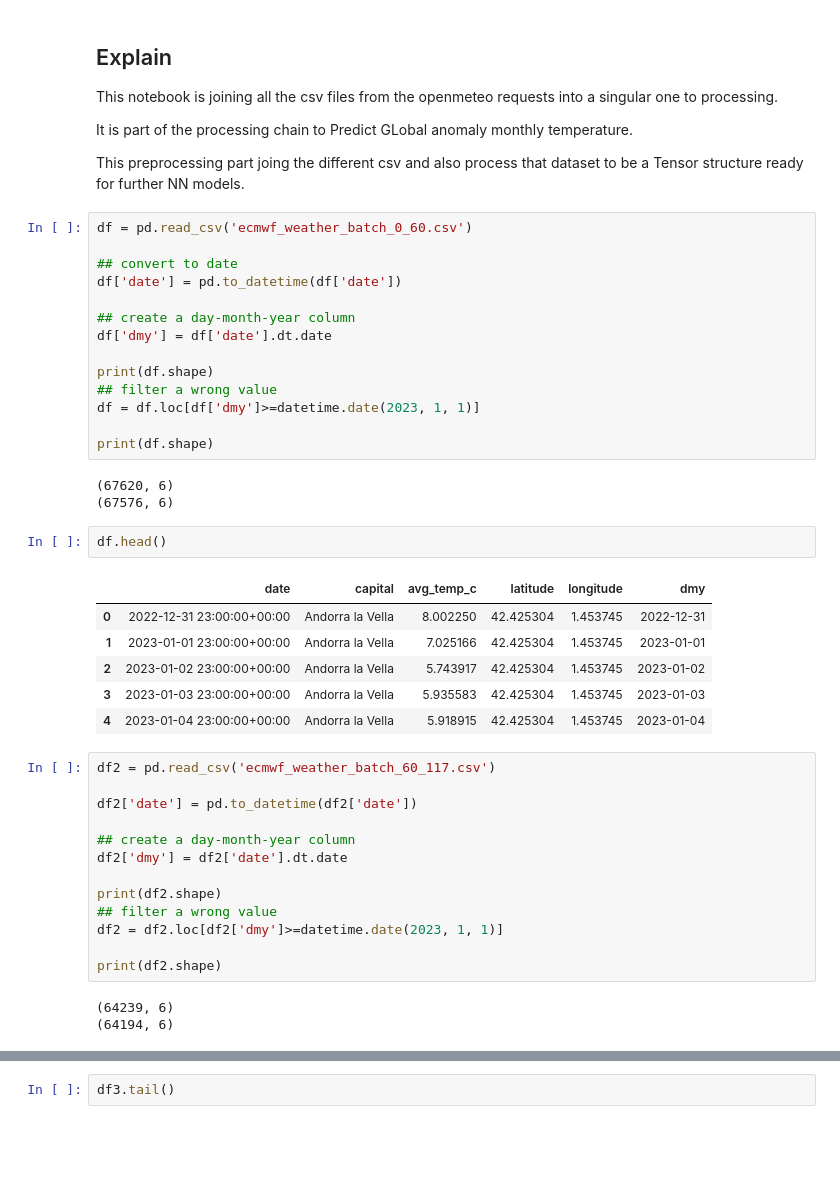
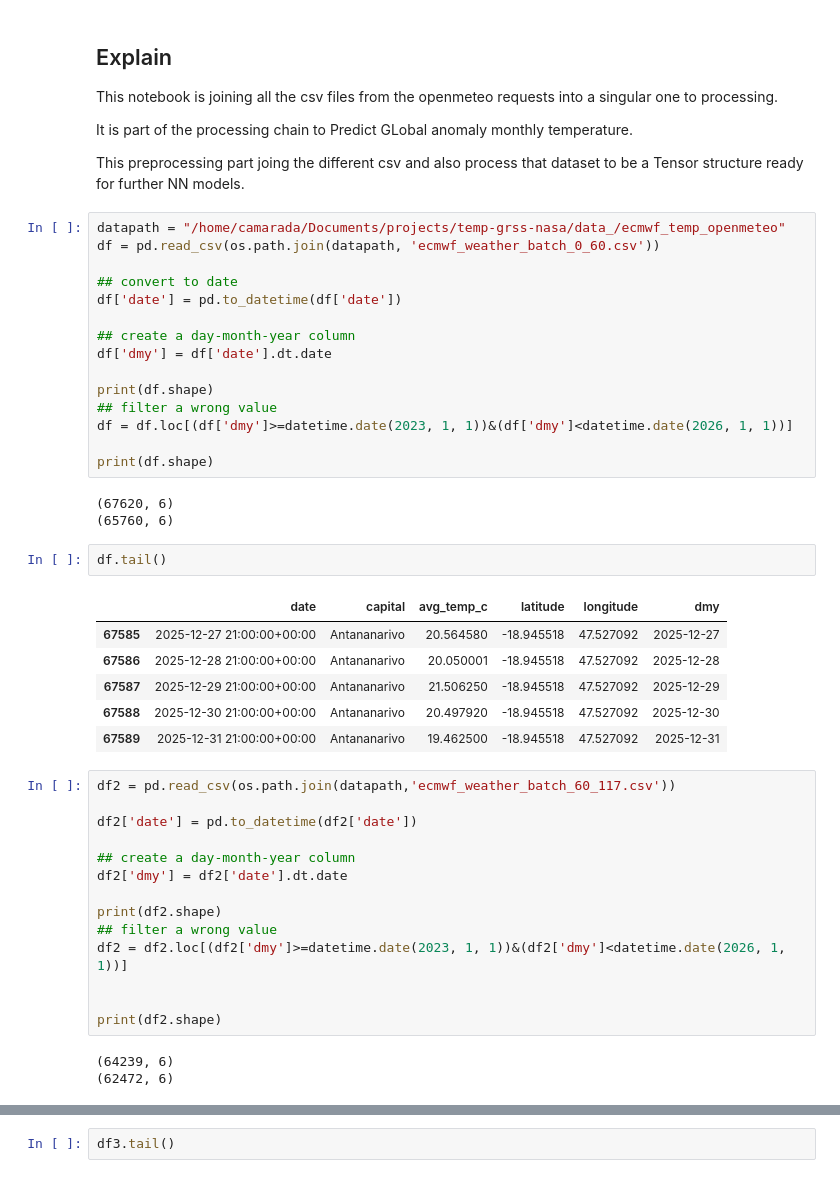
Before and after one commit to emanuel-gf/global-temp-anomaly---daily-max-nasa-esa-era5, a Jupyter notebook: join_openmeteo.ipynb, the cells around one changed output, grey strips where cells are left out. Drawn from its saved outputs; the diff is of its cells as text; blank space fills up the shorter version.

```diff
--- a/join_openmeteo.ipynb
+++ b/join_openmeteo.ipynb
@@ -11,7 +11,8 @@ It is part of the processing chain to Predict GLobal anomaly monthly temperature
 
 This preprocessing part joing the different csv and also process that dataset to be a Tensor structure ready for further NN models.
 # %%
-df = pd.read_csv('ecmwf_weather_batch_0_60.csv')
+datapath = "/home/camarada/Documents/projects/temp-grss-nasa/data_/ecmwf_temp_openmeteo"
+df = pd.read_csv(os.path.join(datapath, 'ecmwf_weather_batch_0_60.csv'))
 
 ## convert to date
 df['date'] = pd.to_datetime(df['date'])
@@ -21,23 +22,23 @@ df['dmy'] = df['date'].dt.date
 
 print(df.shape)
 ## filter a wrong value
-df = df.loc[df['dmy']>=datetime.date(2023, 1, 1)]
+df = df.loc[(df['dmy']>=datetime.date(2023, 1, 1))&(df['dmy']<datetime.date(2026, 1, 1))]
 
 print(df.shape)
 # %% [output]
 (67620, 6)
-(67576, 6)
+(65760, 6)
 # %%
-df.head()
+df.tail()
 # %% [output]
 |  | date | capital | avg_temp_c | latitude | longitude | dmy |
-| 0 | 2022-12-31 23:00:00+00:00 | Andorra la Vella | 8.002250 | 42.425304 | 1.453745 | 2022-12-31 |
-| 1 | 2023-01-01 23:00:00+00:00 | Andorra la Vella | 7.025166 | 42.425304 | 1.453745 | 2023-01-01 |
-| 2 | 2023-01-02 23:00:00+00:00 | Andorra la Vella | 5.743917 | 42.425304 | 1.453745 | 2023-01-02 |
-| 3 | 2023-01-03 23:00:00+00:00 | Andorra la Vella | 5.935583 | 42.425304 | 1.453745 | 2023-01-03 |
-| 4 | 2023-01-04 23:00:00+00:00 | Andorra la Vella | 5.918915 | 42.425304 | 1.453745 | 2023-01-04 |
+| 67585 | 2025-12-27 21:00:00+00:00 | Antananarivo | 20.564580 | -18.945518 | 47.527092 | 2025-12-27 |
+| 67586 | 2025-12-28 21:00:00+00:00 | Antananarivo | 20.050001 | -18.945518 | 47.527092 | 2025-12-28 |
+| 67587 | 2025-12-29 21:00:00+00:00 | Antananarivo | 21.506250 | -18.945518 | 47.527092 | 2025-12-29 |
+| 67588 | 2025-12-30 21:00:00+00:00 | Antananarivo | 20.497920 | -18.945518 | 47.527092 | 2025-12-30 |
+| 67589 | 2025-12-31 21:00:00+00:00 | Antananarivo | 19.462500 | -18.945518 | 47.527092 | 2025-12-31 |
 # %%
-df2 = pd.read_csv('ecmwf_weather_batch_60_117.csv')
+df2 = pd.read_csv(os.path.join(datapath,'ecmwf_weather_batch_60_117.csv'))
 
 df2['date'] = pd.to_datetime(df2['date'])
 
@@ -46,9 +47,10 @@ df2['dmy'] = df2['date'].dt.date
 
 print(df2.shape)
 ## filter a wrong value
-df2 = df2.loc[df2['dmy']>=datetime.date(2023, 1, 1)]
+df2 = df2.loc[(df2['dmy']>=datetime.date(2023, 1, 1))&(df2['dmy']<datetime.date(2026, 1, 1))]
+
 
 print(df2.shape)
 # %% [output]
 (64239, 6)
-(64194, 6)
+(62472, 6)
```
Also changed, not shown: parts of 12 cells of this notebook, 4 other files.
